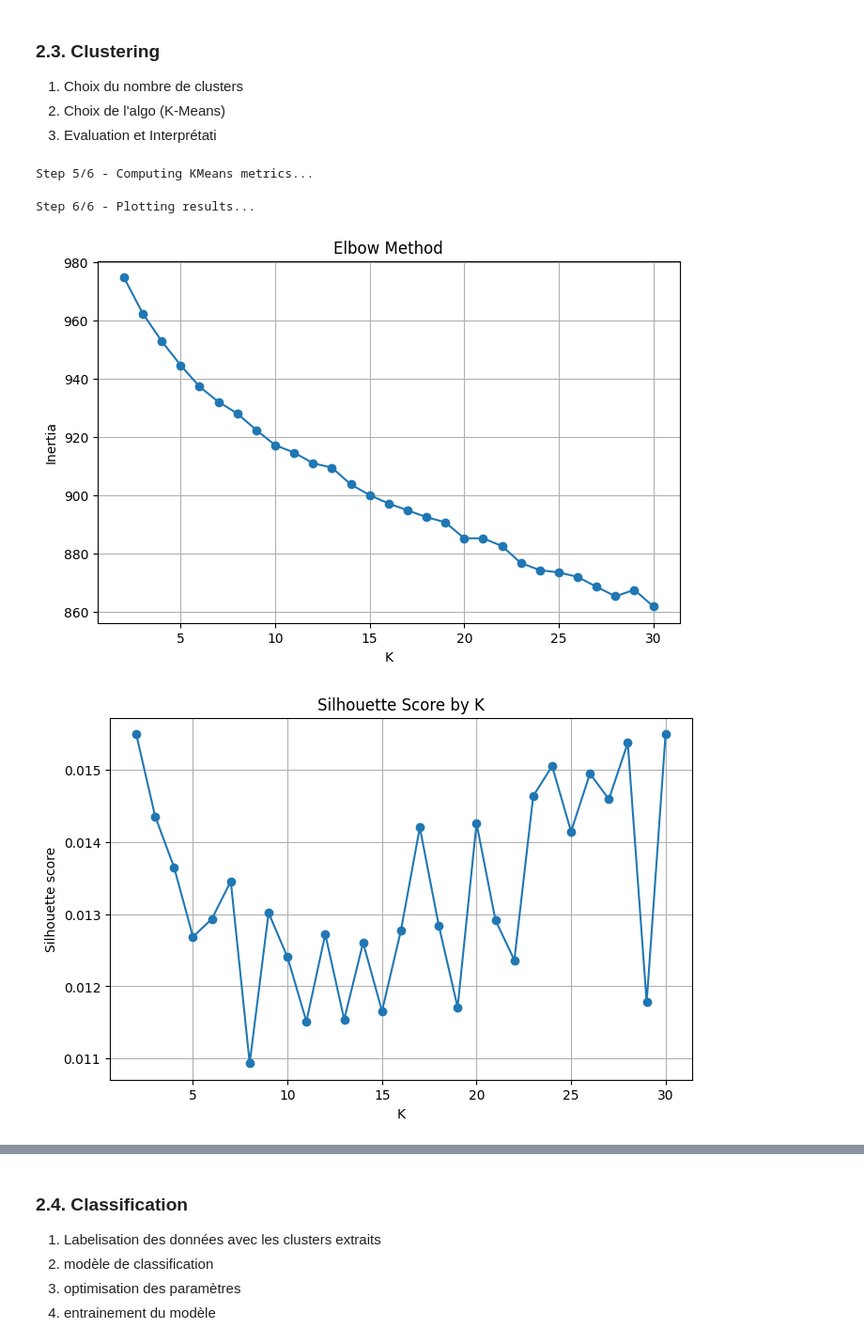
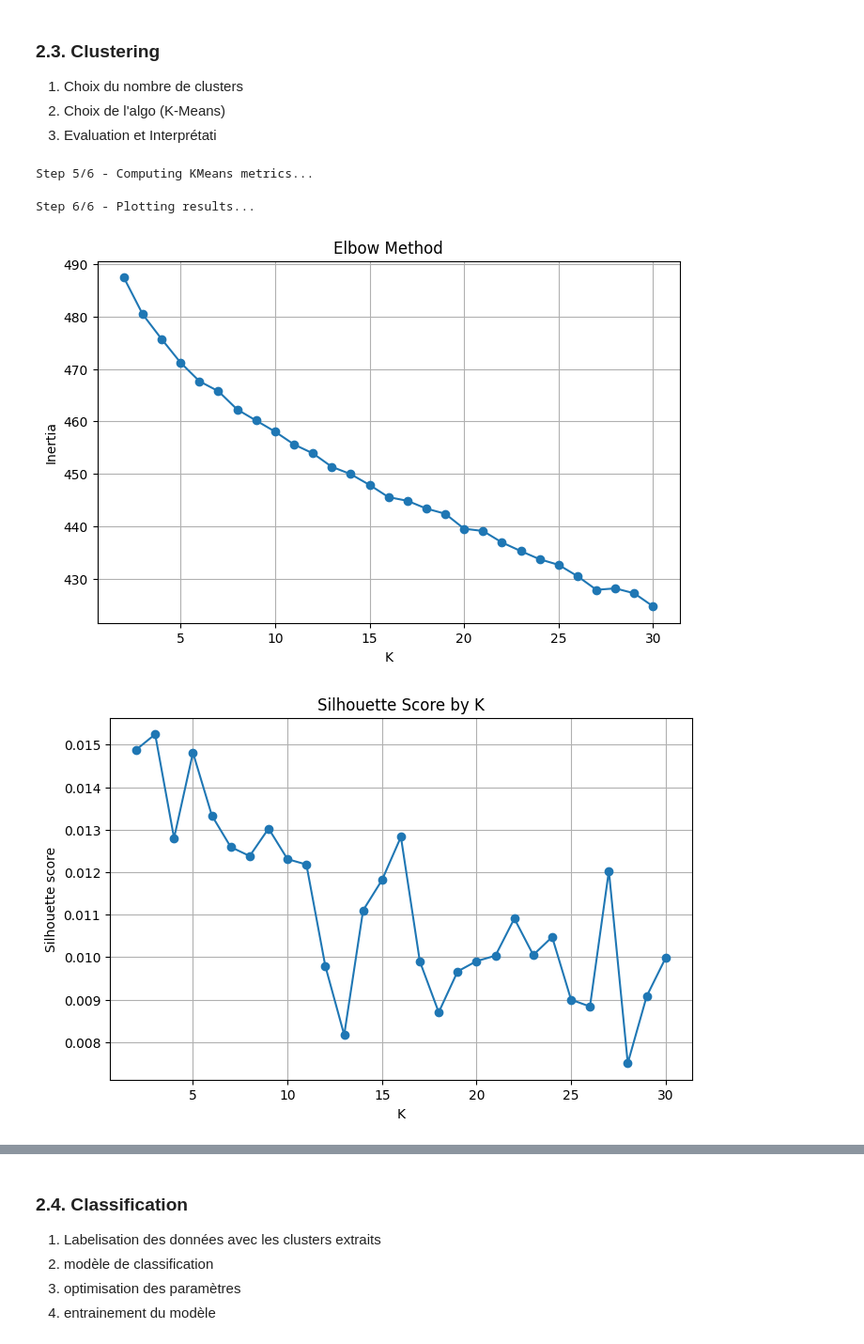
Before and after one commit to realhugoviana/jokes_clustering, a Jupyter notebook: joke_clustering.ipynb, the cells around one changed output, grey strips where cells are left out. Shown at 94% size. Saved outputs shown, nothing was run; the diff lists cells and outputs as text; code cells hidden in the pictures.

```diff
--- a/joke_clustering.ipynb
+++ b/joke_clustering.ipynb
@@ -174,42 +174,42 @@ silhouette_scores = []
 
 tqdm.write("Step 5/6 - Computing KMeans metrics...")
 
-X_sample = X_combined[:1000]
+X_sample = X_combined[:500]
 
 for k in tqdm(K_values):
     kmeans = KMeans(
         n_clusters=k,
         random_state=42,
         n_init=10
     )
 
     labels = kmeans.fit_predict(X_sample)
 
     inertias.append(kmeans.inertia_)
     silhouette_scores.append(silhouette_score(X_sample, labels))
 
 tqdm.write("Step 6/6 - Plotting results...")
 
 plt.figure(figsize=(8, 5))
 plt.plot(K_values, inertias, marker="o")
 plt.title("Elbow Method")
 plt.xlabel("K")
 plt.ylabel("Inertia")
 plt.grid(True)
 plt.show()
 
 plt.figure(figsize=(8, 5))
 plt.plot(K_values, silhouette_scores, marker="o")
 plt.title("Silhouette Score by K")
 plt.xlabel("K")
 plt.ylabel("Silhouette score")
 plt.grid(True)
 plt.show()
 # %% [output]
 Step 5/6 - Computing KMeans metrics...
 Step 6/6 - Plotting results...
-[figure, old version]
+[figure, new version]
-[figure, old version]
+[figure, new version]
 # %%
 import numpy as np
 import matplotlib.pyplot as plt
```
Also changed, not shown: parts of 3 cells of this notebook.
